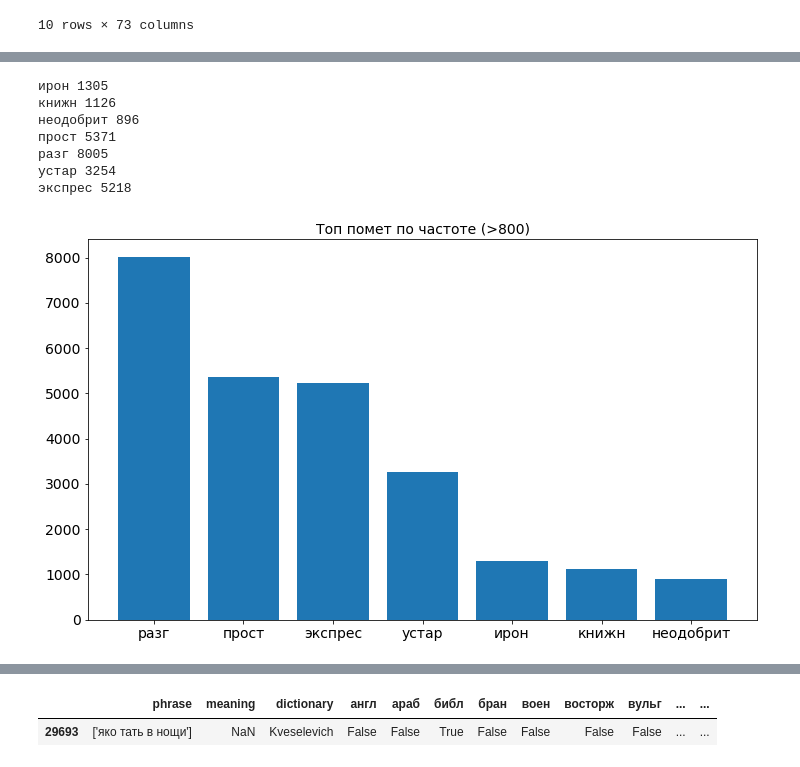
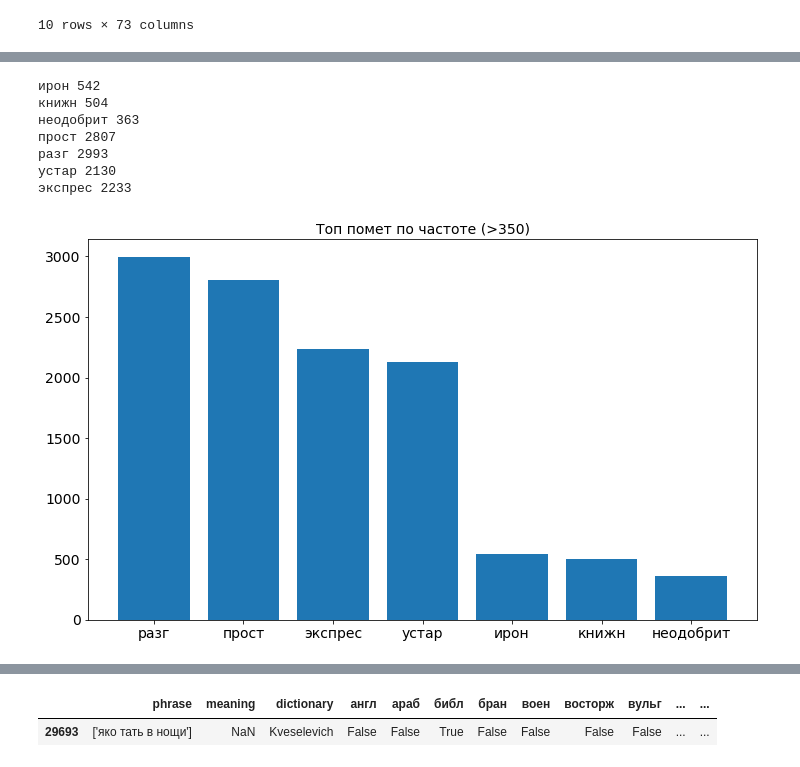
Before and after one commit to katearb/idioms, a Jupyter notebook: statistics_abbr.ipynb, the cells around one changed output, grey strips where cells are left out. Cells and saved outputs as stored; diff of their text form; code cells hidden in the pictures.

```diff
--- a/statistics_abbr.ipynb
+++ b/statistics_abbr.ipynb
@@ -12,7 +12,7 @@ params = {'axes.titlesize': large,
           'figure.figsize': (12, 7),
           'axes.labelsize': med,
           'axes.titlesize': med,
-          'xtick.labelsize': med,
+          'xtick.labelsize': med,""
           'ytick.labelsize': med,
           'figure.titlesize': large}
 plt.rcParams.update(params)
@@ -146,28 +154,28 @@ pd.crosstab(df['phrase'], df['dictionary']).sum().sort_values(ascending=False).p
 # количество каждой из помет
 labels_count = {}
 for col in abbrs:
-    if len(df[df[col]==True]) > 800:
+    if len(df[df[col]==True]) > 350:
         labels_count[len(df[df[col]==True])] = col
         print(col, len(df[df[col]==True]))
 # %% [output]
-иpoн 1305
-книжн 1126
-неодобрит 896
-прост 5371
-разг 8005
-устар 3254
-экспрес 5218
+иpoн 542
+книжн 504
+неодобрит 363
+прост 2807
+разг 2993
+устар 2130
+экспрес 2233
 # %%
 #plt.figure(figsize=(10, 7))
 
 labels_count_keys = sorted(list(labels_count.keys()), reverse=True)
 labels_count_values = [labels_count[k] for k in labels_count_keys]
 
 plt.bar(labels_count_values, labels_count_keys)
-plt.title('Топ помет по частоте (>800)')
+plt.title('Топ помет по частоте (>350)')
 plt.show()
 # %% [output]
-[figure, old version]
+[figure, new version]
 # %%
 pd.crosstab(df['dictionary'], df['label_combinations']).sum().nlargest(7, keep='all')[1:].plot(kind='bar',
                                                                                             rot=10,
```
Also changed, not shown: parts of 18 cells of this notebook.
